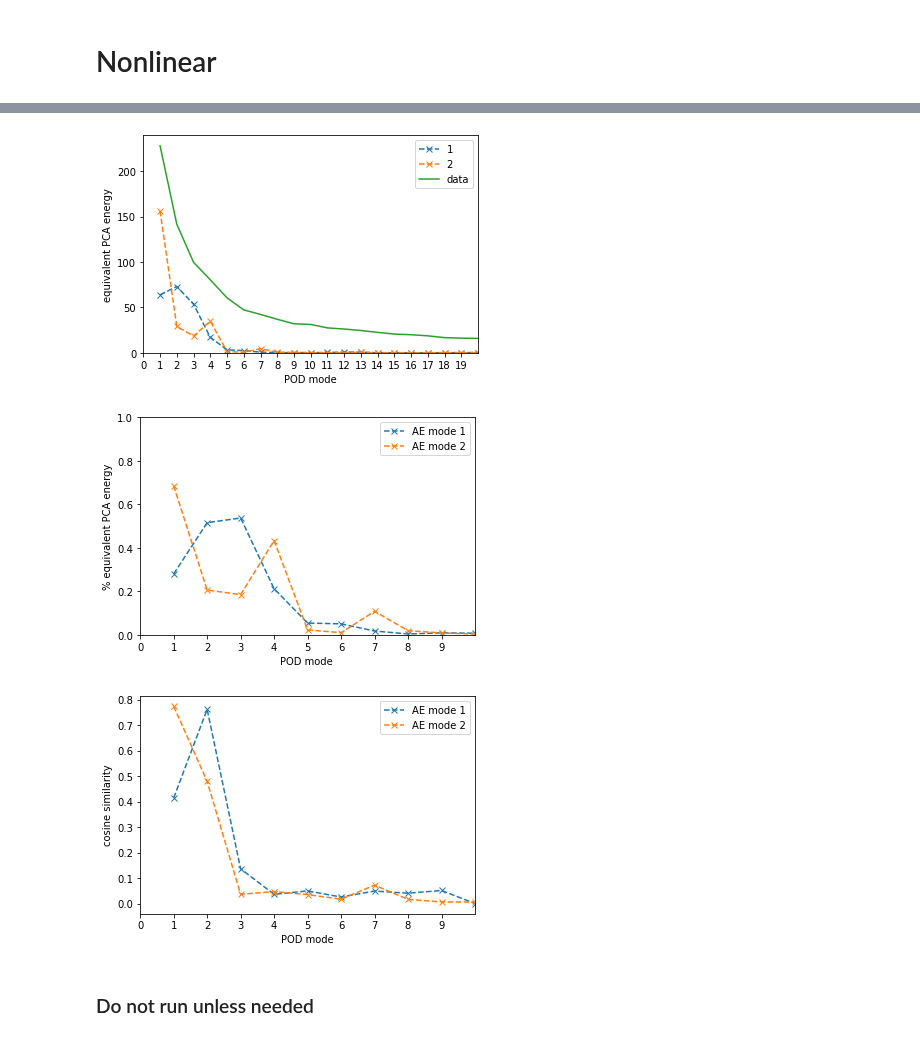
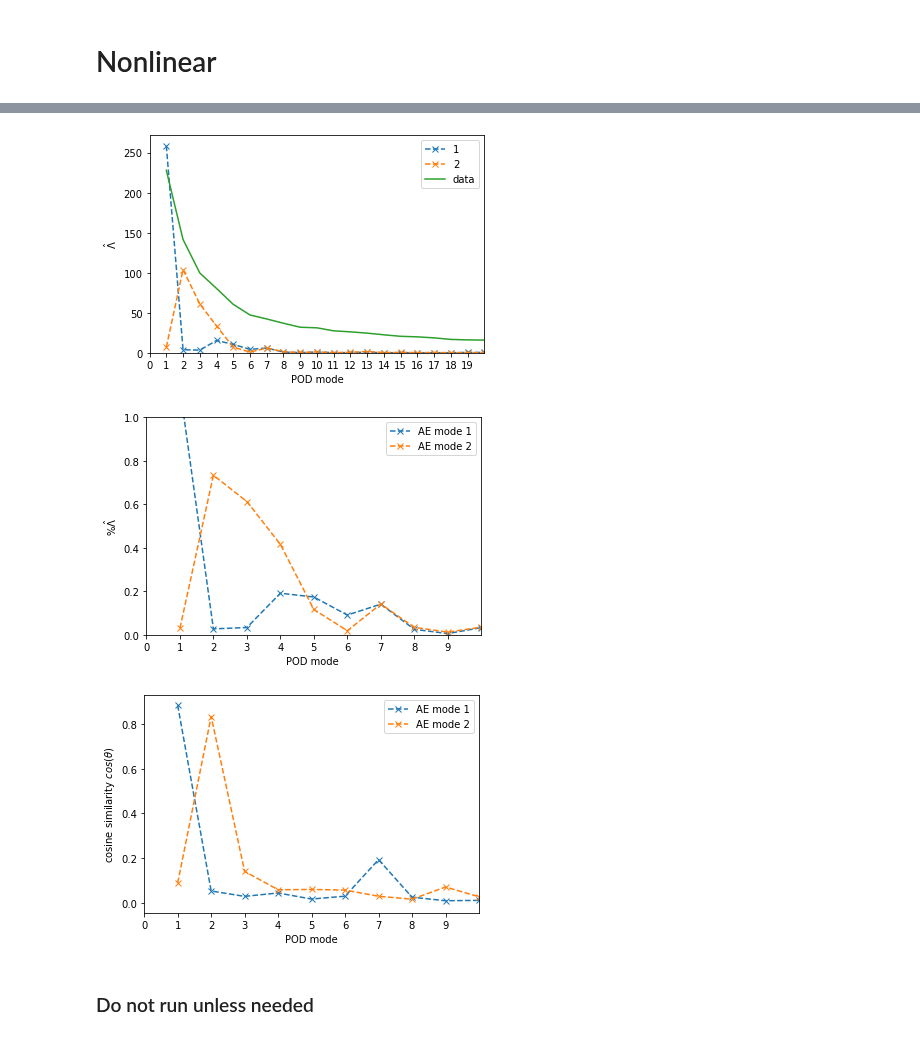
Before and after one commit to MagriLab/MD-CNN-AE, a Jupyter notebook: notebook_visualise/visualise_experiment.ipynb, the cells around one changed output, grey strips where cells are left out. Cells and saved outputs as stored; diff of their text form; code cells hidden in the pictures.

```diff
--- a/notebook_visualise/visualise_experiment.ipynb
+++ b/notebook_visualise/visualise_experiment.ipynb
@@ -175,7 +175,7 @@ plt.show()
 # %% [markdown]
 # Nonlinear
 # %%
-parent_folder = '/home/ym917/Documents/Results/experiment_nonlinear_GlorotNormal'
+parent_folder = '/home/ym917/Documents/Results/experiment_nonlinear'
 !ls -v $parent_folder
 folder_list = ! ls -v $parent_folder
 # !tail -n 5 $parent_folder/*/log
@@ -187,6 +187,6 @@ folder_list = ! ls -v $parent_folder
 # %%
-folder = '0808_2mode9-2255817'
-# folder = '0808_2mode3-2894760'
+# folder = '0808_2mode9-2255817'
+folder = '0808_2mode5-2894762'
 folder_path = pjoin(parent_folder,folder)
 filename = pjoin(folder_path,'training_param.ini')
 nonlinear = TrainNN_from_config(filename)
@@ -253,7 +251,7 @@ plt.plot(x_axis,lam_data,label='data')
 plt.xlim([0,20])
 plt.xticks(range(20))
 plt.ylim(bottom=0)
-plt.ylabel('equivalent PCA energy')
+plt.ylabel('$\hat{\Lambda}$')
 plt.xlabel('POD mode')
 plt.legend()
 
@@ -261,38 +259,38 @@ plt.figure()
 for i in range(nonlinear.latent_dim):
     plt.plot(x_axis,lam_modes_percent[i,:],label='AE mode '+str(i+1),linestyle='--',marker='x')
 plt.xlim([0,10])
 plt.ylim([0,1])
 plt.xticks(range(10))
 plt.legend()
 plt.xlabel('POD mode ')
-plt.ylabel('% equivalent PCA energy')
+plt.ylabel('$\% \hat{\Lambda}$')
 # plt.title('precentage of POD modes captured')
 
 
 # Similarity between time coeffcient and latent variables
 A = pod.get_time_coefficient #(nt, nx)
 mag_A = einsum('t x -> x',A**2)**0.5
 
 plt.figure()
 # plt.suptitle('cosine similarity between the latent \nvariables and POD time coefficient')
 plt.xlabel('POD mode')
-plt.ylabel('cosine similarity')
+plt.ylabel('cosine similarity $cos(\\theta)$')
 for i in range(nonlinear.latent_dim):
     mag_z = np.sum(latent_train[:,i]**2)**0.5
     divisor = mag_A * mag_z
     z_dot_A = latent_train[:,[i]].T @ A
     cos_angle = (z_dot_A / divisor).flatten()
     plt.plot(x_axis, np.abs(cos_angle),label='AE mode '+str(i+1),linestyle='--',marker='x')
 plt.xlim([0,10])
 plt.xticks(range(10))
 plt.legend()
 
 
 plt.show()
 # %% [output]
-[figure, old version]
+[figure, new version]
-[figure, old version]
+[figure, new version]
-[figure, old version]
+[figure, new version]
 # %% [markdown]
 ### Do not run unless needed
 # %% [markdown]
```
Also changed, not shown: parts of 7 cells of this notebook, 2 other files.
